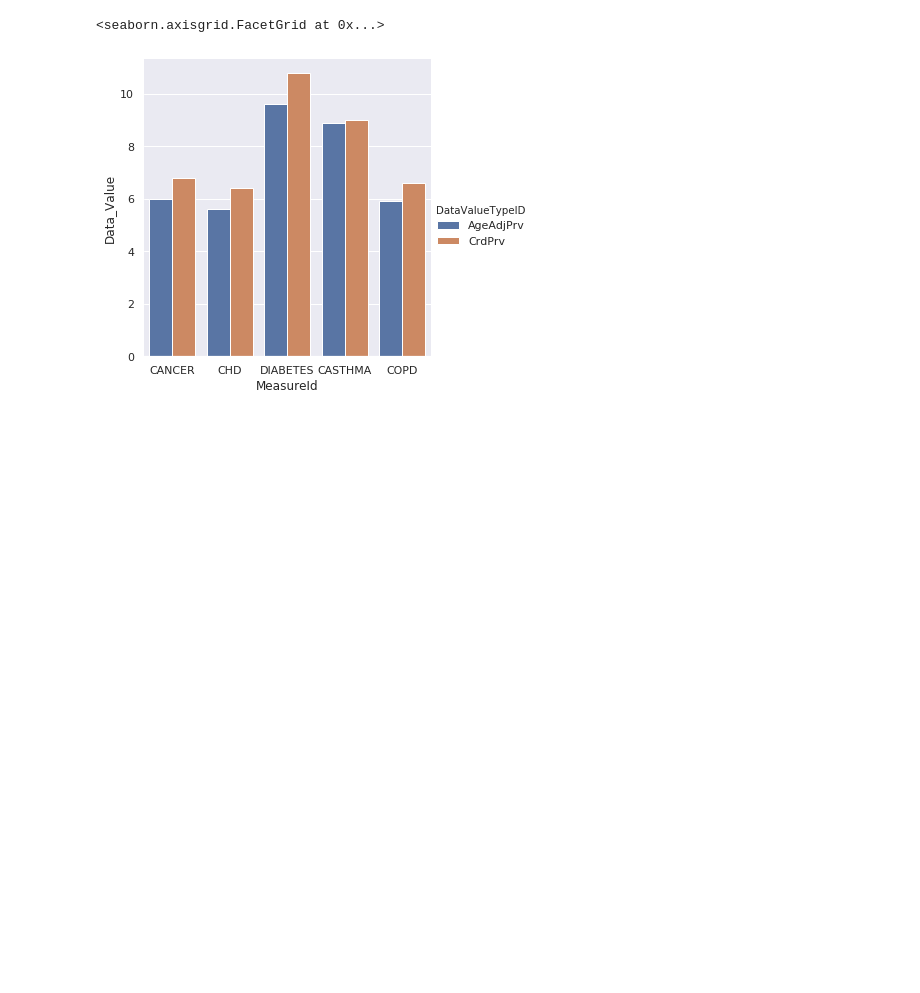
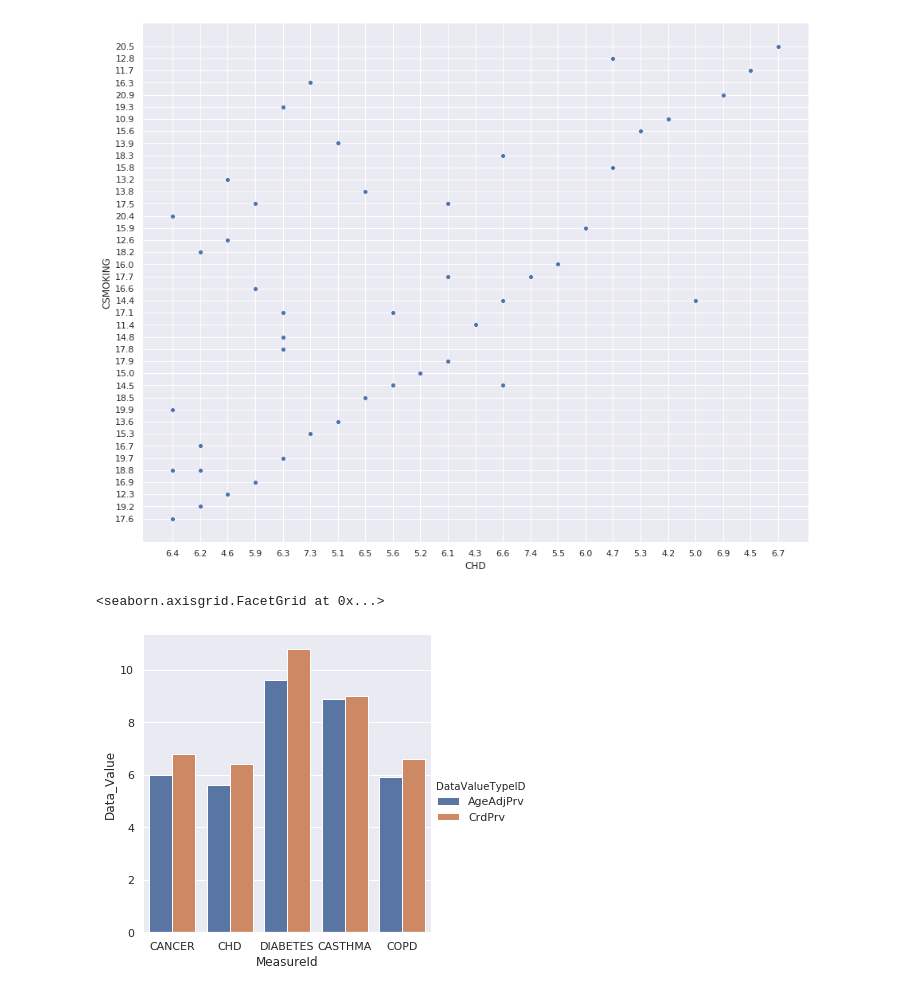
Before and after one commit to HuyPhung268/foxience-bootcamp, a Jupyter notebook: problem-set/problem1.draft.ipynb, the cells around one changed output. Cells and saved outputs as stored; diff of their text form; code cells hidden in the pictures; blank space fills up the shorter version.

```diff
--- a/problem-set/problem1.draft.ipynb
+++ b/problem-set/problem1.draft.ipynb
@@ -63,3 +46,45 @@ sns.scatterplot(x='chd_value', y='lpa_value', data=lpa_chd)
+# %%
+# CityName CHD CSMOKING
+query = db.text(
+"""
+select
+table1.CityName,
+    table1.Data_Value as CHD,
+    table2.Data_Value as CSMOKING
+    from (
+            select
+            StateAbbr, StateDesc,
+            CityName,
+            Data_Value,
+            Data_Value_Unit
+            from health_us_2019
+            where MeasureId = 'CHD'
+            and GeographicLevel = 'City'
+            and DataValueTypeID = 'AgeAdjPrv'
+            and StateAbbr = 'TX'
+         ) as table1
+    join (
+            select
+            StateAbbr, StateDesc,
+            CityName,
+            Data_Value,
+            Data_Value_Unit
+            from health_us_2019
+            where MeasureId = 'CSMOKING'
+            and GeographicLevel = 'City'
+            and DataValueTypeID = 'AgeAdjPrv'
+            and StateAbbr = 'TX'
+         ) as table2
+    on table1.CityName = table2.CityName
+""")
+res = conn.execute(query)
+chd_csmoking = pd.DataFrame(res, columns=['CityName', 'CHD', 'CSMOKING'])
+
+sns.set(style="darkgrid")
+plt.figure(figsize=(15,12))
+ax = sns.scatterplot(x="CHD", y="CSMOKING", data=chd_csmoking)
+# %% [output]
+[figure, added]
 # %%
 query = db.text("""
 select
```
Also changed, not shown: parts of 3 cells of this notebook, 2 other files.
